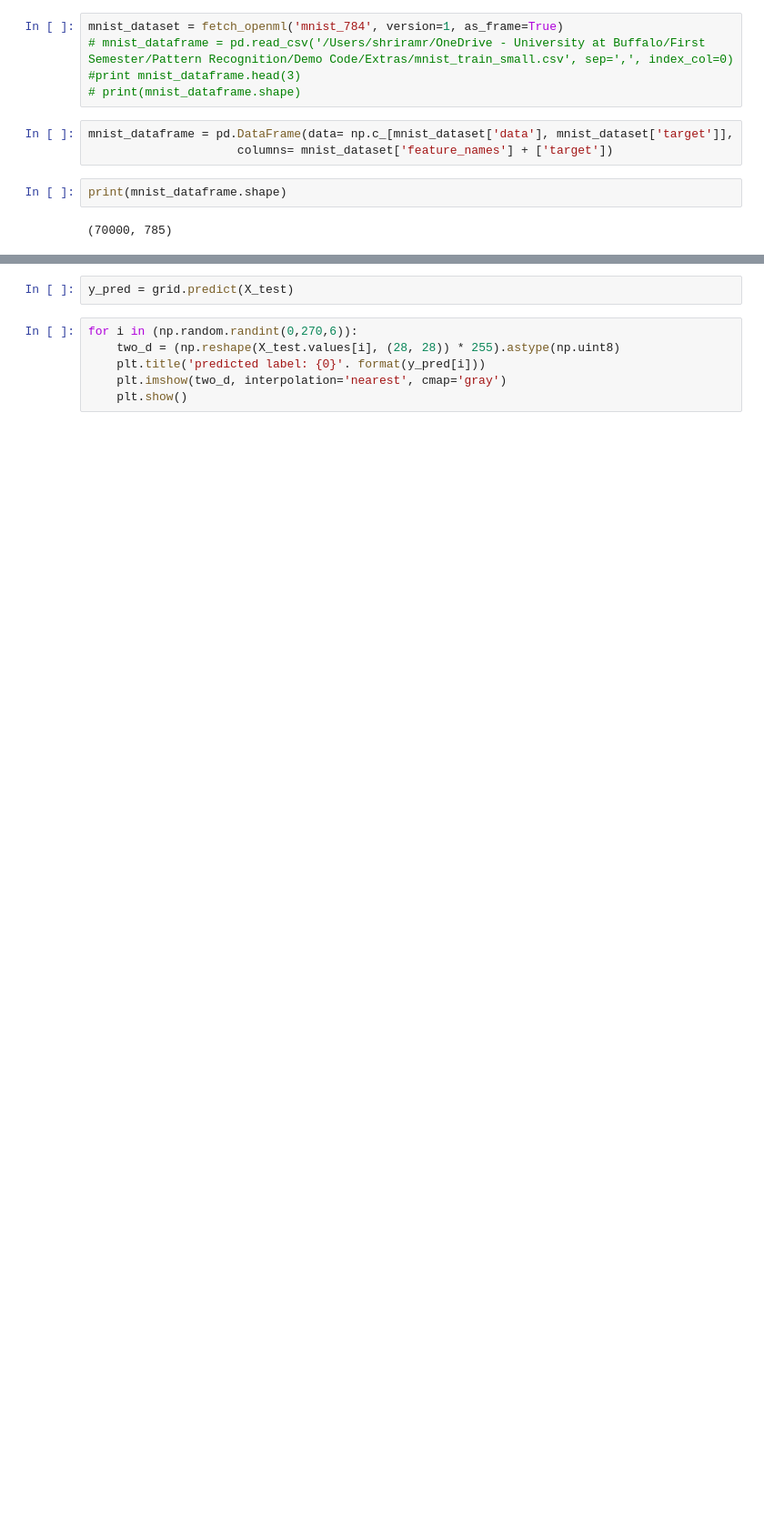
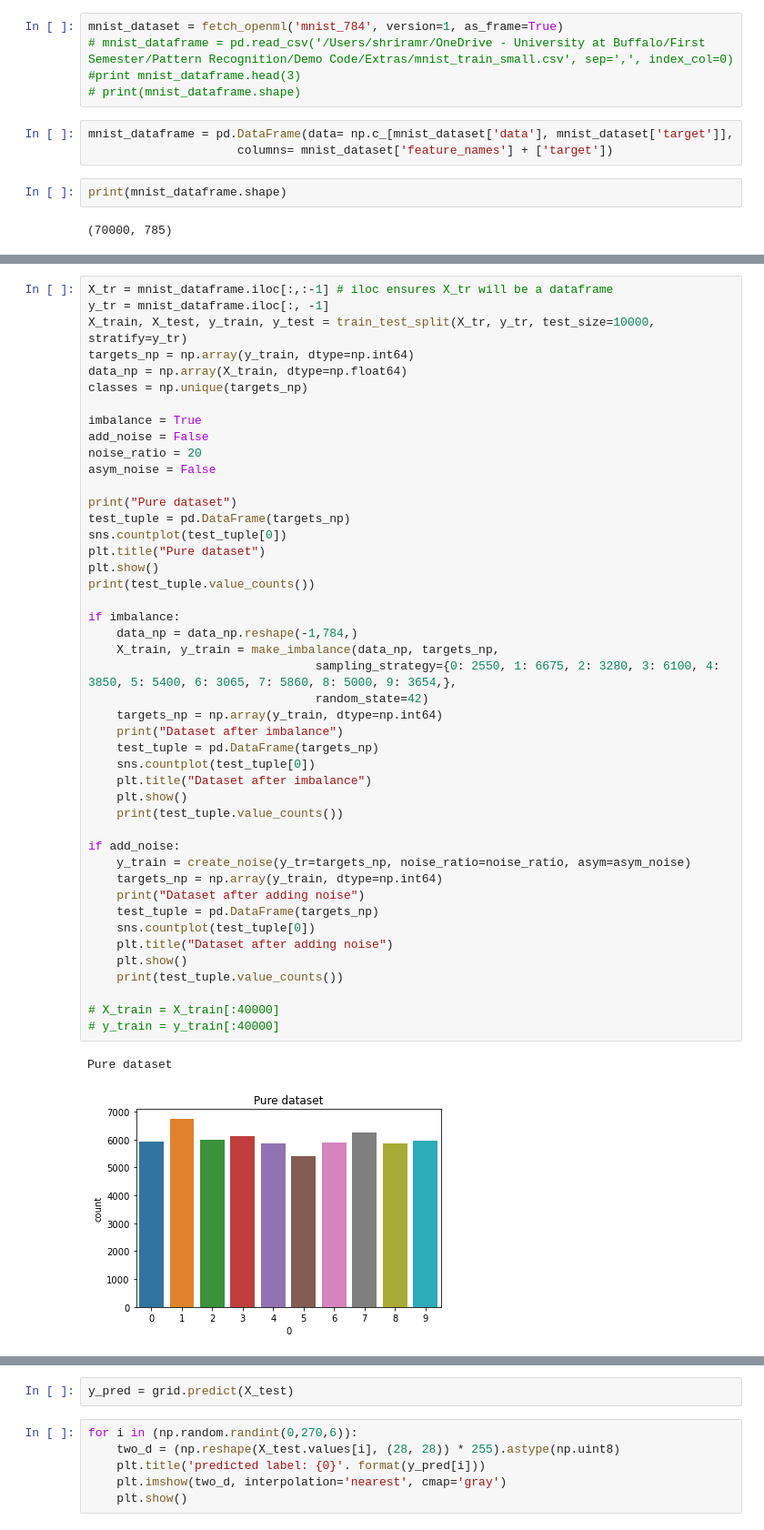
Before and after one commit to mahesh131998/pattern-project, a Jupyter notebook: SVM.ipynb, the cells around one changed output, grey strips where cells are left out. Shown: that part at 91% size. Cells and saved outputs as stored; diff of their text form; blank space fills up the shorter version.

```diff
--- a/SVM.ipynb
+++ b/SVM.ipynb
@@ -53 +102,49 @@ parameters = {'SVM__C':[0.001, 0.1, 100, 10e5], 'SVM__gamma':[10,1,0.1,0.01]}
 pipeline = Pipeline(steps) # define Pipeline object
+# %%
+X_tr = mnist_dataframe.iloc[:,:-1] # iloc ensures X_tr will be a dataframe
+y_tr = mnist_dataframe.iloc[:, -1]
+X_train, X_test, y_train, y_test = train_test_split(X_tr, y_tr, test_size=10000, stratify=y_tr)
+targets_np = np.array(y_train, dtype=np.int64)
+data_np = np.array(X_train, dtype=np.float64)
+classes = np.unique(targets_np)
+
+imbalance = True
+add_noise = False
+noise_ratio = 20
+asym_noise = False
+
+print("Pure dataset")
+test_tuple = pd.DataFrame(targets_np)
+sns.countplot(test_tuple[0])
+plt.title("Pure dataset")
+plt.show()
+print(test_tuple.value_counts())
+
+if imbalance:
+    data_np = data_np.reshape(-1,784,)
+    X_train, y_train = make_imbalance(data_np, targets_np,
+                                sampling_strategy={0: 2550, 1: 6675, 2: 3280, 3: 6100, 4: 3850, 5: 5400, 6: 3065, 7: 5860, 8: 5000, 9: 3654,},
+                                random_state=42)
+    targets_np = np.array(y_train, dtype=np.int64)
+    print("Dataset after imbalance")
+    test_tuple = pd.DataFrame(targets_np)
+    sns.countplot(test_tuple[0])
+    plt.title("Dataset after imbalance")
+    plt.show()
+    print(test_tuple.value_counts())
+
+if add_noise:
+    y_train = create_noise(y_tr=targets_np, noise_ratio=noise_ratio, asym=asym_noise)
+    targets_np = np.array(y_train, dtype=np.int64)
+    print("Dataset after adding noise")
+    test_tuple = pd.DataFrame(targets_np)
+    sns.countplot(test_tuple[0])
+    plt.title("Dataset after adding noise")
+    plt.show()
+    print(test_tuple.value_counts())
+
+# X_train = X_train[:40000]
+# y_train = y_train[:40000]
+# %% [output]
+Pure dataset
+[figure, added]
```
Also changed, not shown: parts of 13 cells of this notebook.
